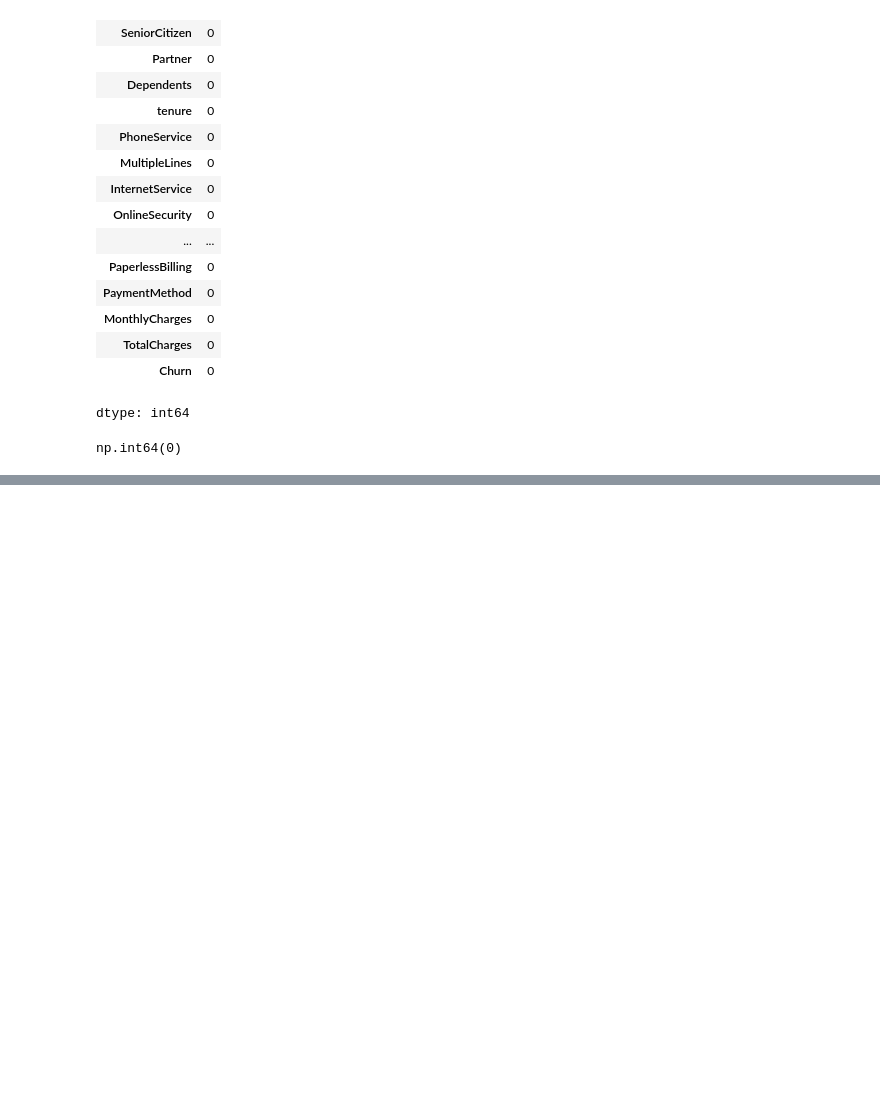
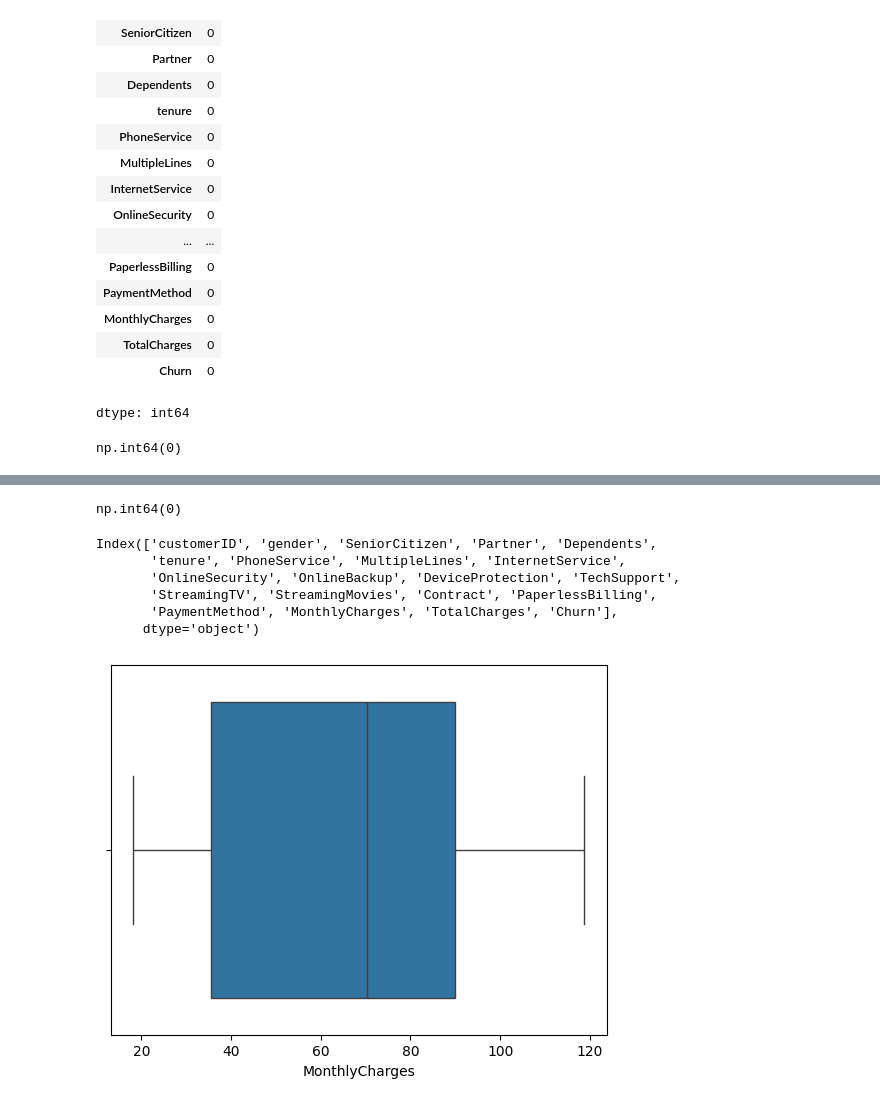
Before and after one commit to sriranjanisrivatsa93/Telco-Data-Analytics, a Jupyter notebook: Telco_Customer_Churn_Analysis.ipynb, the cells around one changed output, grey strips where cells are left out. Cells and saved outputs as stored; diff of their text form; code cells hidden in the pictures; blank space fills up the shorter version.

```diff
--- a/Telco_Customer_Churn_Analysis.ipynb
+++ b/Telco_Customer_Churn_Analysis.ipynb
@@ -109,4 +106,6 @@ import numpy as np
 import matplotlib.pyplot as plt
 import seaborn as sns
 # %%
-url = df = pd.read_csv('/content/Telco-Customer-Churn.csv')
+# Load the Telco Customer Churn dataset
+df = pd.read_csv('/content/Telco-Customer-Churn.csv')
+df.head()
@@ -197,0 +313,21 @@ np.int64(0)
+# %%
+df.duplicated().sum()
+# %% [output]
+np.int64(0)
+# %%
+df.columns
+# %% [output]
+Index(['customerID', 'gender', 'SeniorCitizen', 'Partner', 'Dependents',
+       'tenure', 'PhoneService', 'MultipleLines', 'InternetService',
+       'OnlineSecurity', 'OnlineBackup', 'DeviceProtection', 'TechSupport',
+       'StreamingTV', 'StreamingMovies', 'Contract', 'PaperlessBilling',
+       'PaymentMethod', 'MonthlyCharges', 'TotalCharges', 'Churn'],
+      dtype='object')
+# %%
+import seaborn as sns
+import matplotlib.pyplot as plt
+
+sns.boxplot(x=df['MonthlyCharges'])
+plt.show()
+# %% [output]
+[figure, added]
```
Also changed, not shown: parts of 79 cells of this notebook, 4 other files.
